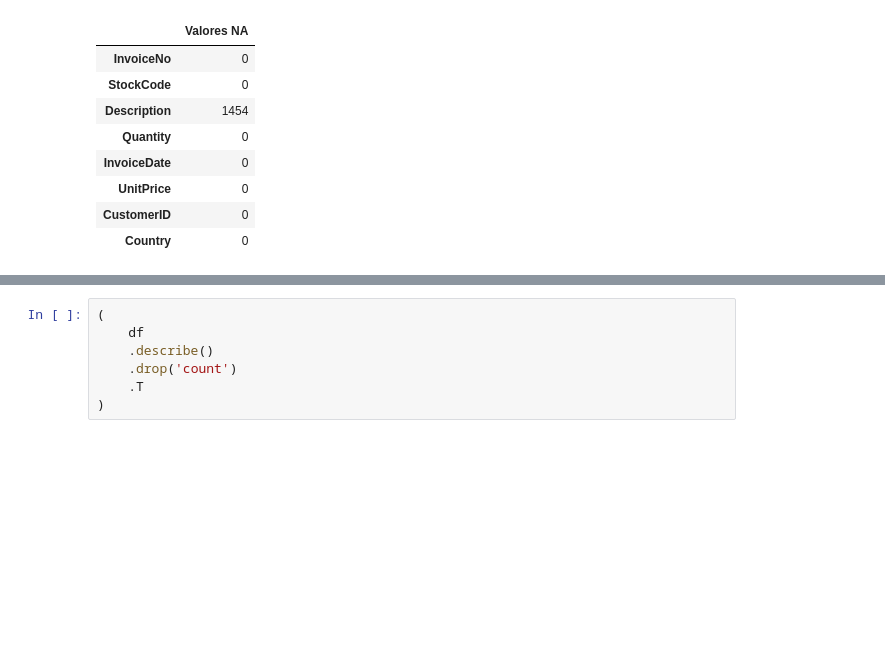
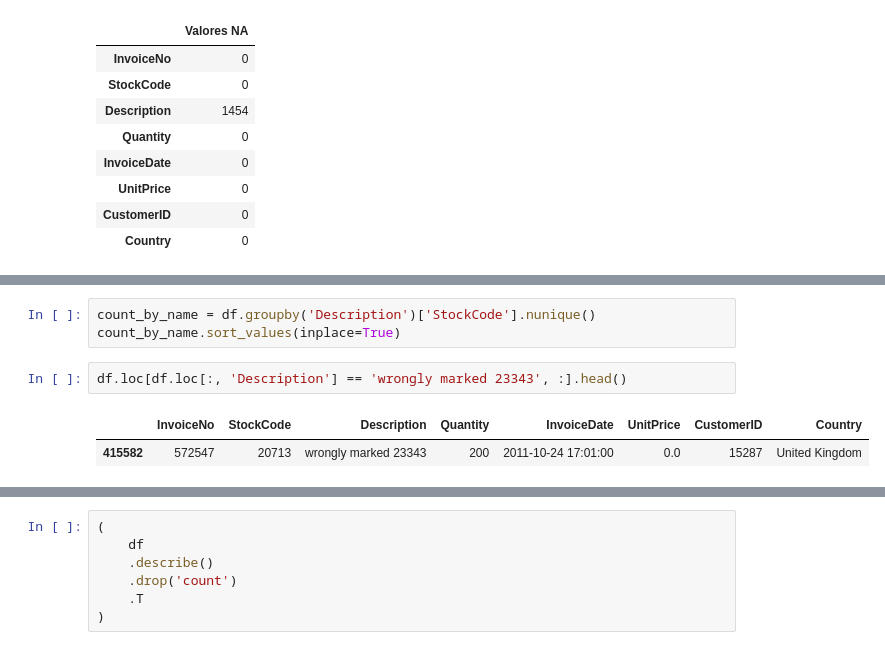
Before and after one commit to Alf-caput/LAB02_ReglasYPatronesSecuenciales, a Jupyter notebook: notebook.ipynb, the cells around one changed output, grey strips where cells are left out. Cells and saved outputs as stored; diff of their text form; blank space fills up the shorter version.

```diff
--- a/notebook.ipynb
+++ b/notebook.ipynb
@@ -44,0 +352,8 @@ Número total de NA en el dataframe: 1454
+# %%
+count_by_name = df.groupby('Description')['StockCode'].nunique()
+count_by_name.sort_values(inplace=True)
+# %%
+df.loc[df.loc[:, 'Description'] == 'wrongly marked 23343', :].head()
+# %% [output]
+|  | InvoiceNo | StockCode | Description | Quantity | InvoiceDate | UnitPrice | CustomerID | Country |
+| 415582 | 572547 | 20713 | wrongly marked 23343 | 200 | 2011-10-24 17:01:00 | 0.0 | 15287 | United Kingdom |
```
Also changed, not shown: parts of 33 cells of this notebook, 2 other files.
